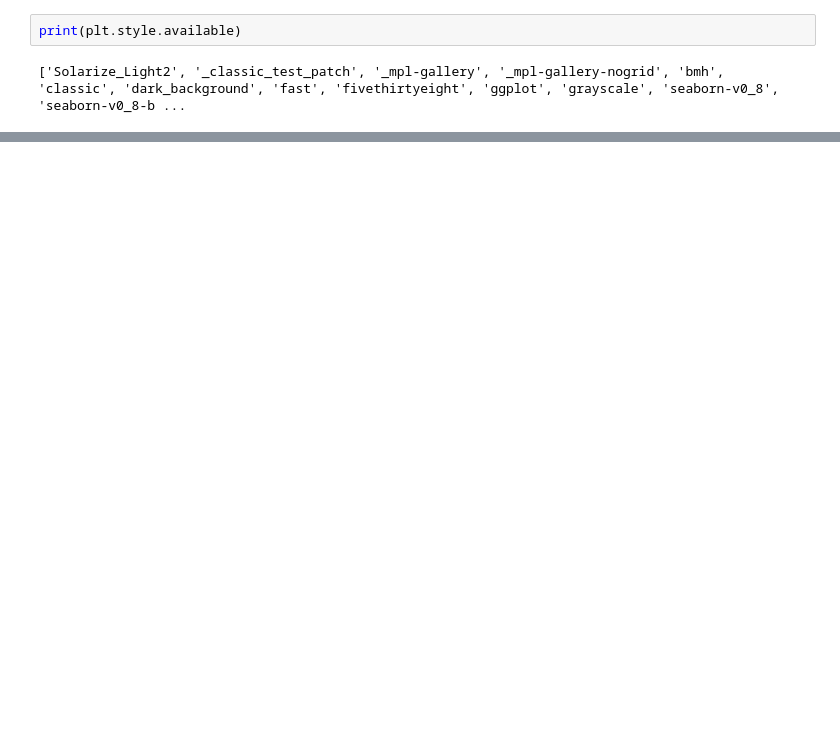
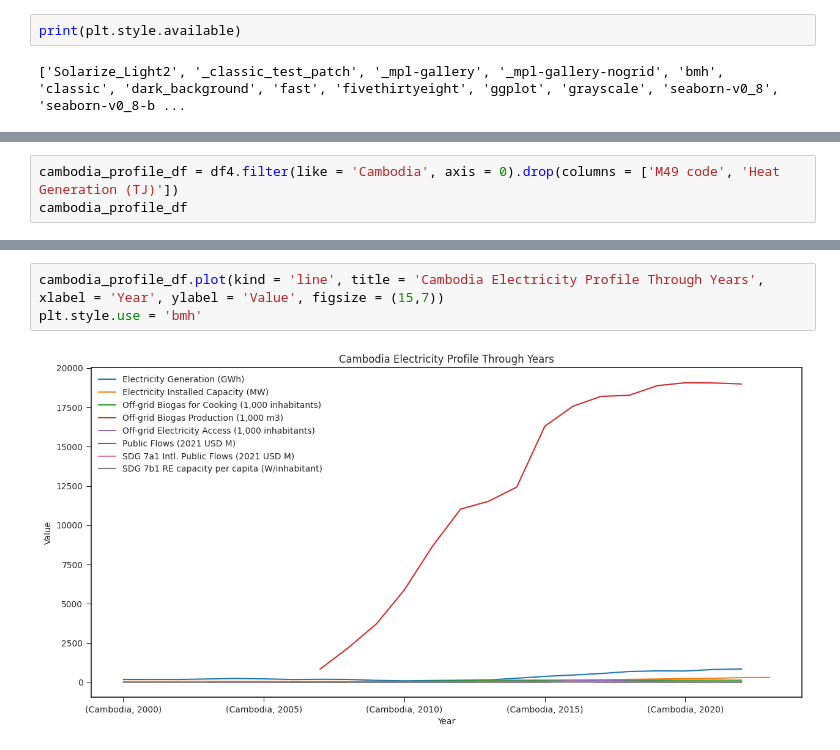
Before and after one commit to KMariatunnikmah/Renewables, a Jupyter notebook: southeast-asia-electricity-profile.ipynb, the cells around one changed output, grey strips where cells are left out. Saved outputs shown, nothing was run; the diff lists cells and outputs as text; blank space fills up the shorter version.

```diff
--- a/southeast-asia-electricity-profile.ipynb
+++ b/southeast-asia-electricity-profile.ipynb
@@ -267,0 +330,3 @@ plt.style.use('grayscale')
+# %%
+cambodia_profile_df = df4.filter(like = 'Cambodia', axis = 0).drop(columns = ['M49 code', 'Heat Generation (TJ)'])
+cambodia_profile_df
@@ -267,0 +352,5 @@ plt.style.use('grayscale')
+# %%
+cambodia_profile_df.plot(kind = 'line', title = 'Cambodia Electricity Profile Through Years', xlabel = 'Year', ylabel = 'Value', figsize = (15,7))
+plt.style.use = 'bmh'
+# %% [output]
+[figure, added]
```
Also changed, not shown: parts of 22 cells of this notebook.
